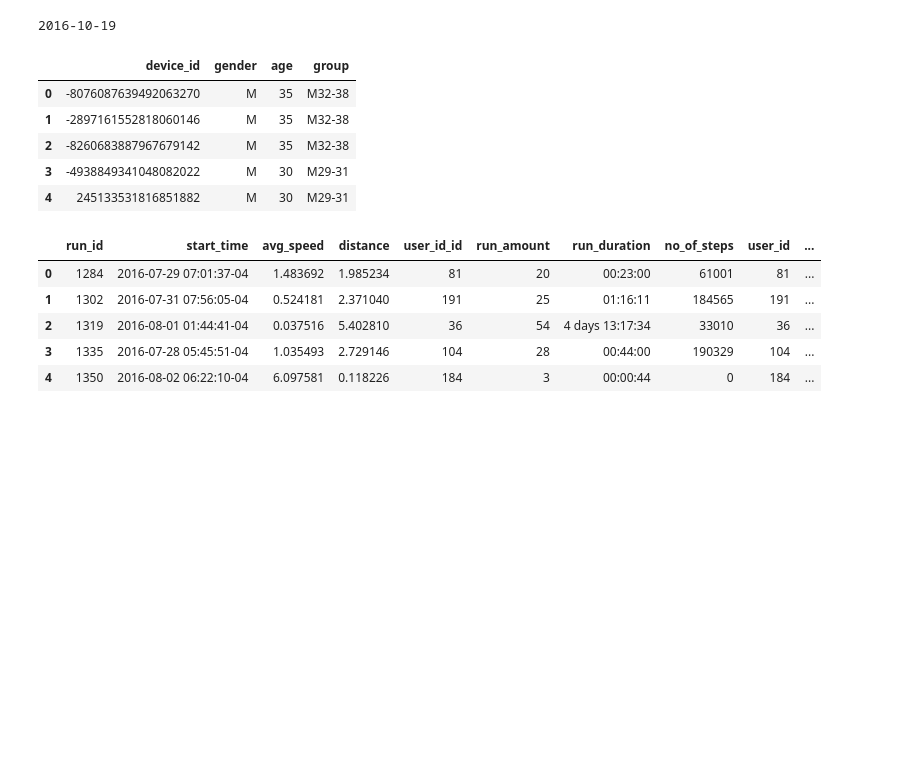
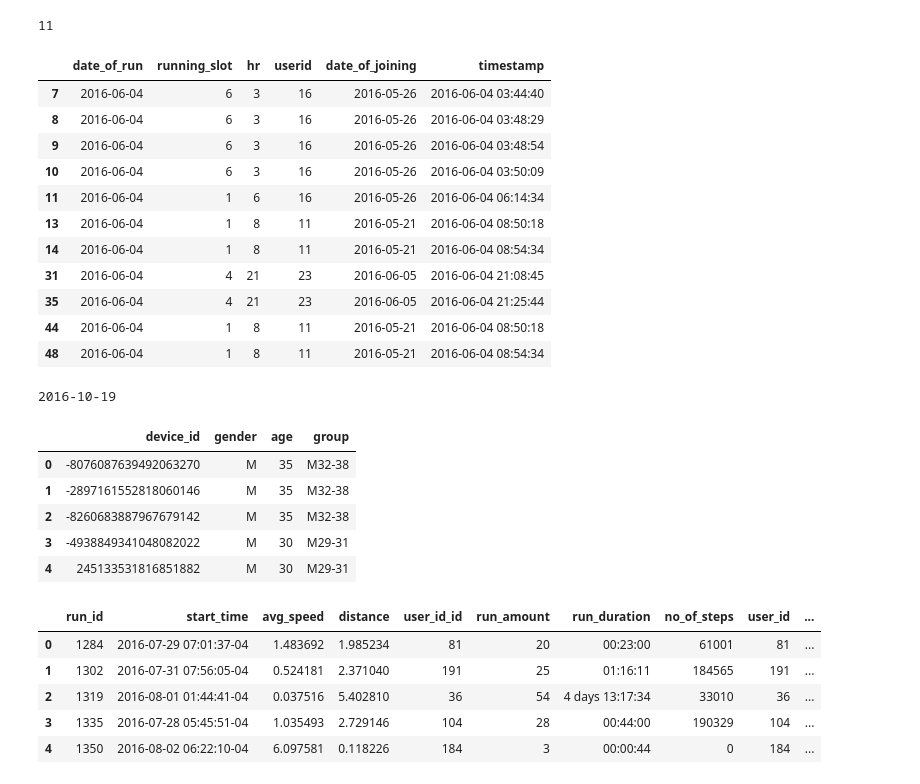
Before and after one commit to MittalShruti/Dashboard, a Jupyter notebook: Dashboard.ipynb, the cells around one changed output. Saved outputs shown, nothing was run; the diff lists cells and outputs as text; code cells hidden in the pictures; blank space fills up the shorter version.

```diff
--- a/Dashboard.ipynb
+++ b/Dashboard.ipynb
@@ -8,6 +8,58 @@ import json
 # %%
 data_path = './input/'
 n_samples = 30000
+# %%
+def get_running_slot(hours):
+    if 10>hours>=6 :
+        return '1'
+    elif 14>hours>=10:
+        return '2'
+    elif 18>hours>=14:
+        return '3'
+    elif 22>hours>=18:
+        return '4'
+    elif hours>=22 or hours<2:
+        return '5'
+    elif 6>hours>=2:
+        return '6'
+    else:
+        return '0'
+# %%
+dt = pd.read_csv(data_path + 'sample_runs_11102016.csv')
+dt["date_of_run"]=dt["start_time"].apply(lambda date: date.split(' ')[0])
+dt["time_of_run"]=dt["start_time"].apply(lambda date: date.split(' ')[1].split('-')[0])
+dt["timestamp"] = dt["date_of_run"]+' '+dt["time_of_run"]
+dt["date_of_joining"] = dt["date_joined"].apply(lambda date: date.split(' ')[0]) +' '+ dt["date_joined"].apply(lambda date: date.split(' ')[1].split('-')[0].split('.')[0])
+dt["date_of_joining"]=dt["date_of_joining"].apply(lambda date: date.split(' ')[0])
+dt["hr"]=dt["time_of_run"].apply(lambda d: d.split(':')[0]).astype(int)
+dt["running_slot"] = dt["hr"].apply(lambda hours: get_running_slot(hours))
+dt["userid"] = dt["user_id"]
+cols_to_keep = ['run_id', 'start_time', 'avg_speed', 'distance',
+       'run_amount', 'no_of_steps', 'user_id',
+       'first_name', 'last_name', 'date_joined','running_slot',
+       'cause_id', 'cause_title', 'date_of_run', 'time_of_run',
+       'timestamp','userid', 'date_of_joining']
+dt = dt.dropna()
+# %%
+d1 = dt[['date_of_run','running_slot','hr','userid','date_of_joining','timestamp']]
+d1.head(1)
+p = d1[d1['date_of_run']=='2016-06-04']
+print len(p)
+p
+# %% [output]
+11
+|  | date_of_run | running_slot | hr | userid | date_of_joining | timestamp |
+| 7 | 2016-06-04 | 6 | 3 | 16 | 2016-05-26 | 2016-06-04 03:44:40 |
+| 8 | 2016-06-04 | 6 | 3 | 16 | 2016-05-26 | 2016-06-04 03:48:29 |
+| 9 | 2016-06-04 | 6 | 3 | 16 | 2016-05-26 | 2016-06-04 03:48:54 |
+| 10 | 2016-06-04 | 6 | 3 | 16 | 2016-05-26 | 2016-06-04 03:50:09 |
+| 11 | 2016-06-04 | 1 | 6 | 16 | 2016-05-26 | 2016-06-04 06:14:34 |
+| 13 | 2016-06-04 | 1 | 8 | 11 | 2016-05-21 | 2016-06-04 08:50:18 |
+| 14 | 2016-06-04 | 1 | 8 | 11 | 2016-05-21 | 2016-06-04 08:54:34 |
+| 31 | 2016-06-04 | 4 | 21 | 23 | 2016-06-05 | 2016-06-04 21:08:45 |
+| 35 | 2016-06-04 | 4 | 21 | 23 | 2016-06-05 | 2016-06-04 21:25:44 |
+| 44 | 2016-06-04 | 1 | 8 | 11 | 2016-05-21 | 2016-06-04 08:50:18 |
+| 48 | 2016-06-04 | 1 | 8 | 11 | 2016-05-21 | 2016-06-04 08:54:34 |
 # %%
 dt = pd.read_csv(data_path + 'sample_runs_11102016.csv')
 # %%
```
Also changed, not shown: parts of 1 cell of this notebook, 9 other files.
